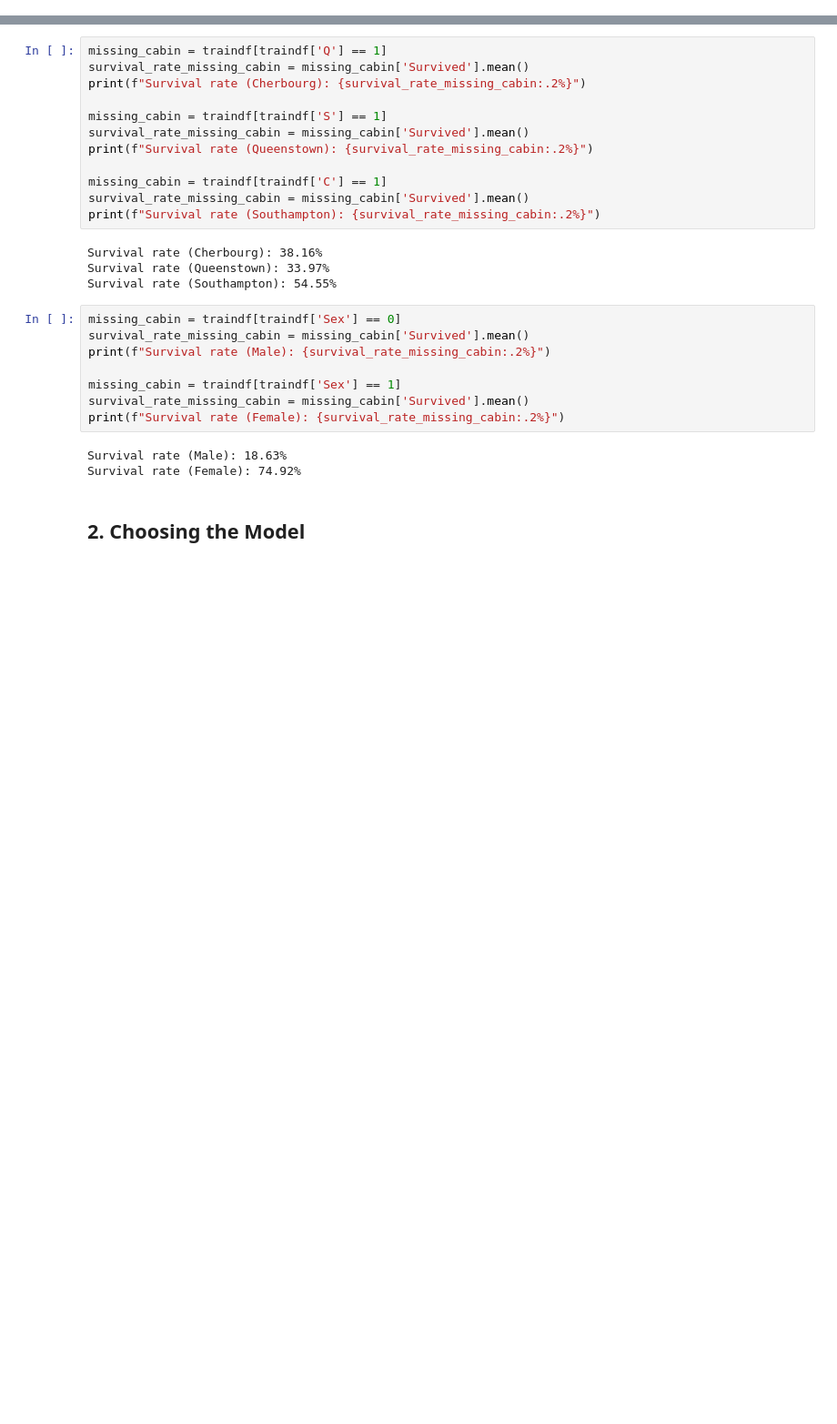
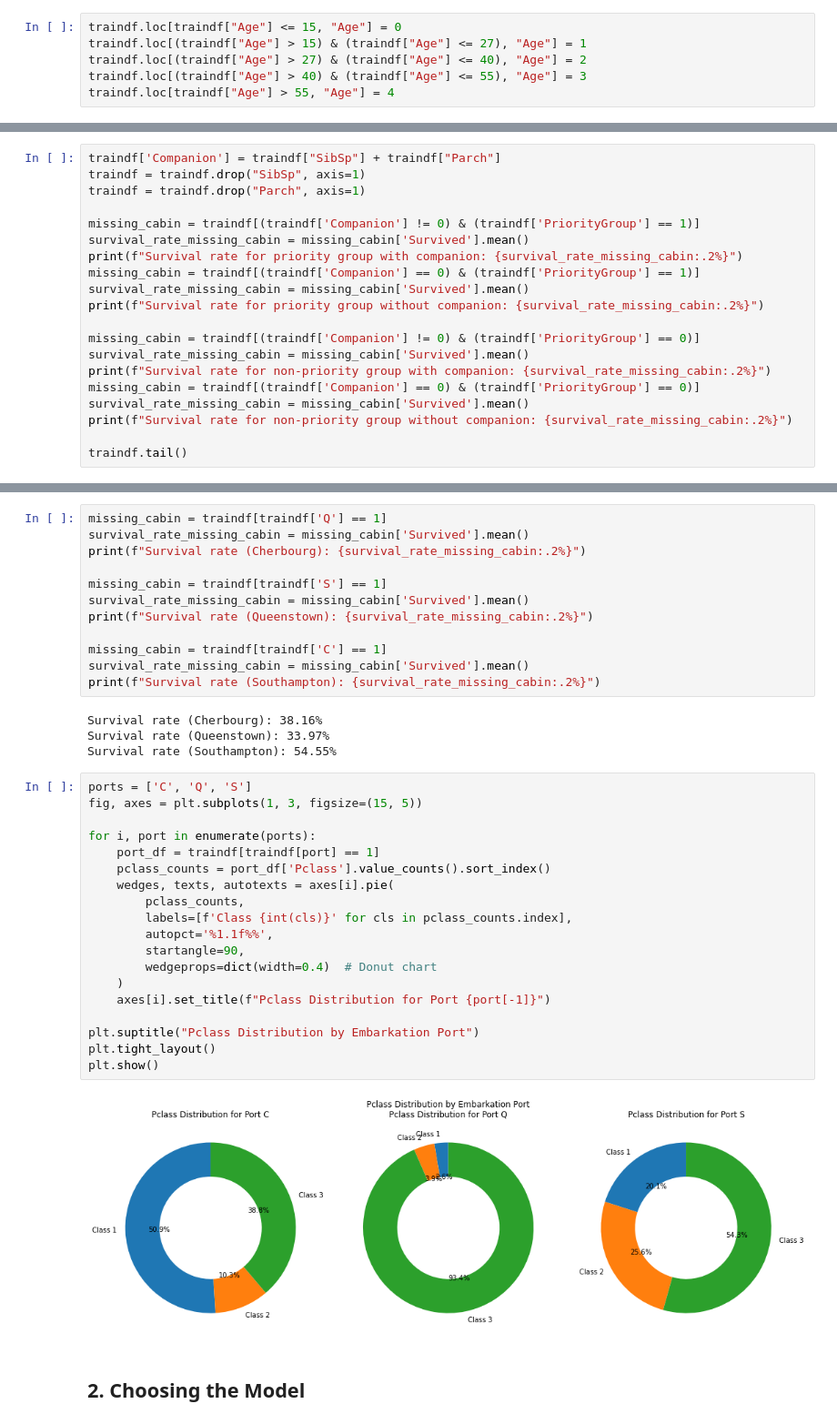
Before and after one commit to JuanCastillo29/Machine_Learning_Practice, a Jupyter notebook: Titanic.ipynb, the cells around one changed output, grey strips where cells are left out. Shown: that part at 91% size. Drawn from its saved outputs; the diff is of its cells as text; blank space fills up the shorter version.

```diff
--- a/Titanic.ipynb
+++ b/Titanic.ipynb
@@ -96 +106,7 @@ plt.show()
+# %%
+traindf.loc[traindf["Age"] <= 15, "Age"] = 0
+traindf.loc[(traindf["Age"] > 15) & (traindf["Age"] <= 27), "Age"] = 1
+traindf.loc[(traindf["Age"] > 27) & (traindf["Age"] <= 40), "Age"] = 2
+traindf.loc[(traindf["Age"] > 40) & (traindf["Age"] <= 55), "Age"] = 3
+traindf.loc[traindf["Age"] > 55, "Age"] = 4
 # %%
@@ -97,0 +151,20 @@ traindf['Age'] = traindf['Age'].fillna(traindf.groupby('Pclass')['Age'].transfor
+# %%
+traindf['Companion'] = traindf["SibSp"] + traindf["Parch"]
+traindf = traindf.drop("SibSp", axis=1)
+traindf = traindf.drop("Parch", axis=1)
+
+missing_cabin = traindf[(traindf['Companion'] != 0) & (traindf['PriorityGroup'] == 1)]
+survival_rate_missing_cabin = missing_cabin['Survived'].mean()
+print(f"Survival rate for priority group with companion: {survival_rate_missing_cabin:.2%}")
+missing_cabin = traindf[(traindf['Companion'] == 0) & (traindf['PriorityGroup'] == 1)]
+survival_rate_missing_cabin = missing_cabin['Survived'].mean()
+print(f"Survival rate for priority group without companion: {survival_rate_missing_cabin:.2%}")
+
+missing_cabin = traindf[(traindf['Companion'] != 0) & (traindf['PriorityGroup'] == 0)]
+survival_rate_missing_cabin = missing_cabin['Survived'].mean()
+print(f"Survival rate for non-priority group with companion: {survival_rate_missing_cabin:.2%}")
+missing_cabin = traindf[(traindf['Companion'] == 0) & (traindf['PriorityGroup'] == 0)]
+survival_rate_missing_cabin = missing_cabin['Survived'].mean()
+print(f"Survival rate for non-priority group without companion: {survival_rate_missing_cabin:.2%}")
+
+traindf.tail()
@@ -168,17 +221,27 @@ print(f"Survival rate (Southampton): {survival_rate_missing_cabin:.2%}")
 Survival rate (Cherbourg): 38.16%
 Survival rate (Queenstown): 33.97%
 Survival rate (Southampton): 54.55%
-# %%
-missing_cabin = traindf[traindf['Sex'] == 0]
-survival_rate_missing_cabin = missing_cabin['Survived'].mean()
-print(f"Survival rate (Male): {survival_rate_missing_cabin:.2%}")
-
-missing_cabin = traindf[traindf['Sex'] == 1]
-survival_rate_missing_cabin = missing_cabin['Survived'].mean()
-print(f"Survival rate (Female): {survival_rate_missing_cabin:.2%}")
-# %% [output]
-Survival rate (Male): 18.63%
-Survival rate (Female): 74.92%
+# %%
+ports = ['C', 'Q', 'S']
+fig, axes = plt.subplots(1, 3, figsize=(15, 5))
+
+for i, port in enumerate(ports):
+    port_df = traindf[traindf[port] == 1]
+    pclass_counts = port_df['Pclass'].value_counts().sort_index()
+    wedges, texts, autotexts = axes[i].pie(
+        pclass_counts,
+        labels=[f'Class {int(cls)}' for cls in pclass_counts.index],
+        autopct='%1.1f%%',
+        startangle=90,
+        wedgeprops=dict(width=0.4)  # Donut chart
+    )
+    axes[i].set_title(f"Pclass Distribution for Port {port[-1]}")
+
+plt.suptitle("Pclass Distribution by Embarkation Port")
+plt.tight_layout()
+plt.show()
+# %% [output]
+[figure, added]
 # %% [markdown]
 ## 2. Choosing the Model
 # %%
```
Also changed, not shown: parts of 27 cells of this notebook.
